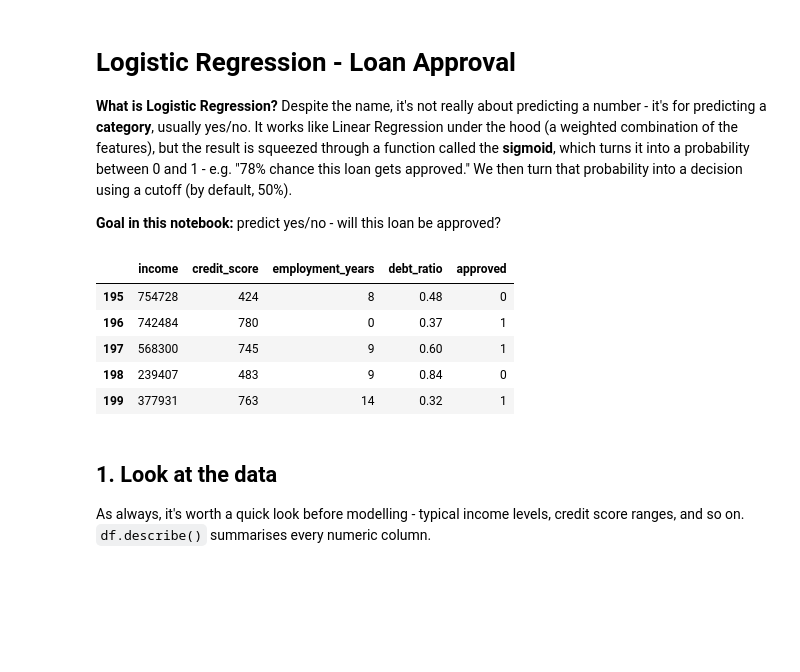
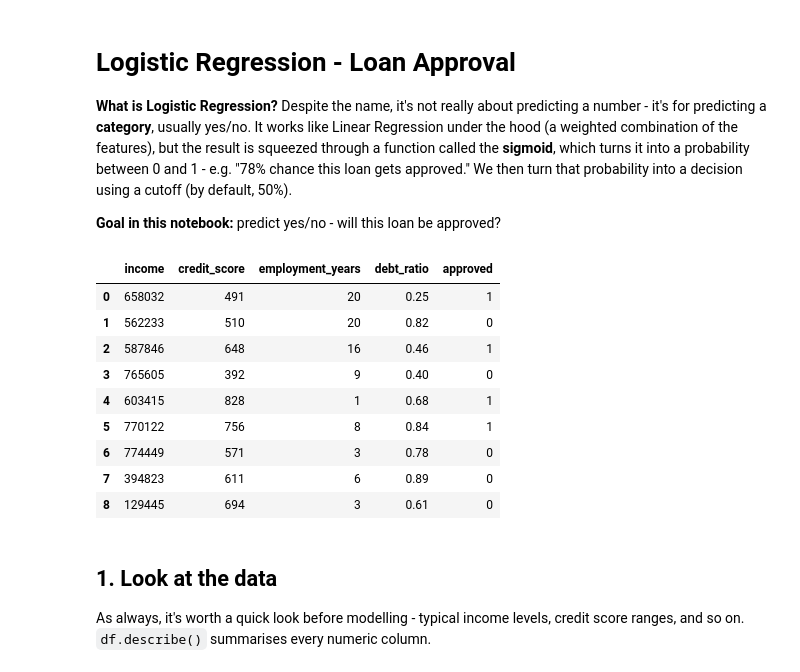
Before and after one commit to Publica-AI/data-science-ai, a Jupyter notebook: module-04-introduction-to-machine-learning/week-06/02-logistic-regression/notebook.ipynb, the cells around one changed output. Cells and saved outputs as stored; diff of their text form; code cells hidden in the pictures; blank space fills up the shorter version.

```diff
--- a/module-04-introduction-to-machine-learning/week-06/02-logistic-regression/notebook.ipynb
+++ b/module-04-introduction-to-machine-learning/week-06/02-logistic-regression/notebook.ipynb
@@ -13,23 +13,25 @@ cutoff (by default, 50%).
 # %%
 import pandas as pd
 from sklearn.model_selection import train_test_split
 from sklearn.linear_model import LogisticRegression
 from sklearn.metrics import accuracy_score, precision_score, recall_score, confusion_matrix
 import matplotlib.pyplot as plt
-
-
 import seaborn as sns
 
 df = pd.read_csv('loan_approvals.csv')
 df.head(9)
-df.tail(5)
+# df.tail(5)
 # %% [output]
 |  | income | credit_score | employment_years | debt_ratio | approved |
-| 195 | 754728 | 424 | 8 | 0.48 | 0 |
-| 196 | 742484 | 780 | 0 | 0.37 | 1 |
-| 197 | 568300 | 745 | 9 | 0.60 | 1 |
-| 198 | 239407 | 483 | 9 | 0.84 | 0 |
-| 199 | 377931 | 763 | 14 | 0.32 | 1 |
+| 0 | 658032 | 491 | 20 | 0.25 | 1 |
+| 1 | 562233 | 510 | 20 | 0.82 | 0 |
+| 2 | 587846 | 648 | 16 | 0.46 | 1 |
+| 3 | 765605 | 392 | 9 | 0.40 | 0 |
+| 4 | 603415 | 828 | 1 | 0.68 | 1 |
+| 5 | 770122 | 756 | 8 | 0.84 | 1 |
+| 6 | 774449 | 571 | 3 | 0.78 | 0 |
+| 7 | 394823 | 611 | 6 | 0.89 | 0 |
+| 8 | 129445 | 694 | 3 | 0.61 | 0 |
 # %% [markdown]
 ## 1. Look at the data
 
```
Also changed, not shown: parts of 1 cell of this notebook, 2 other files.
